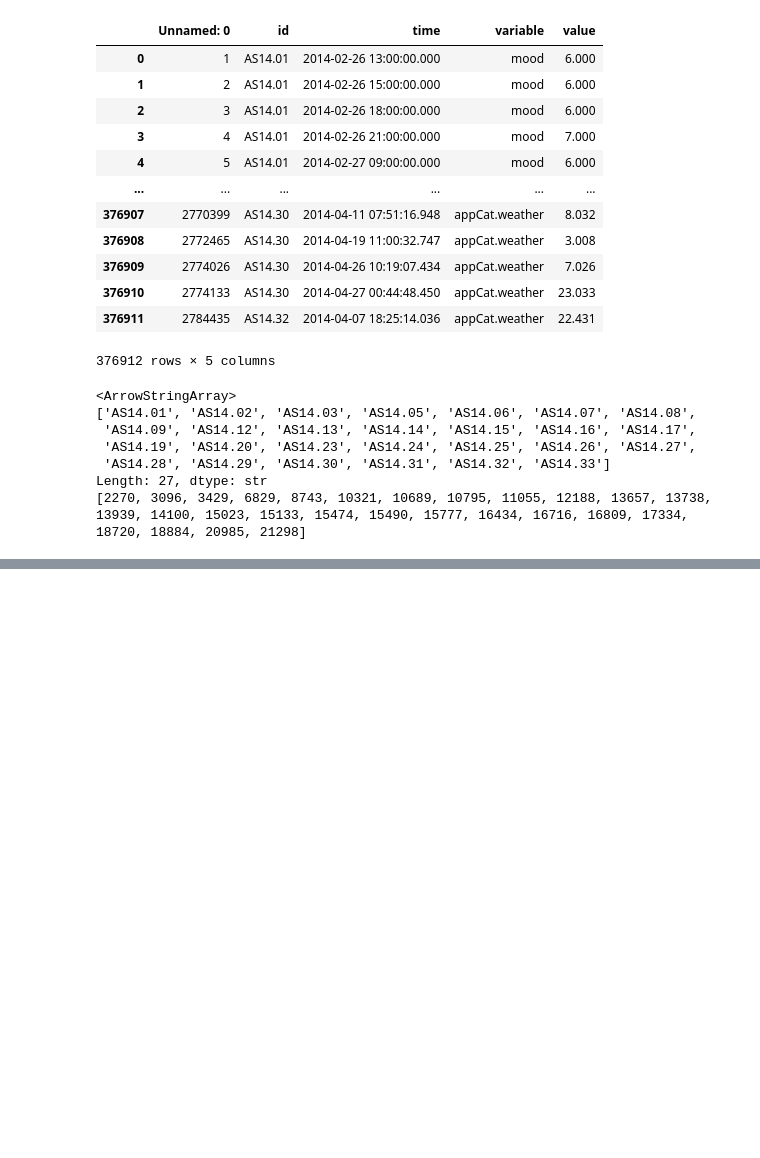
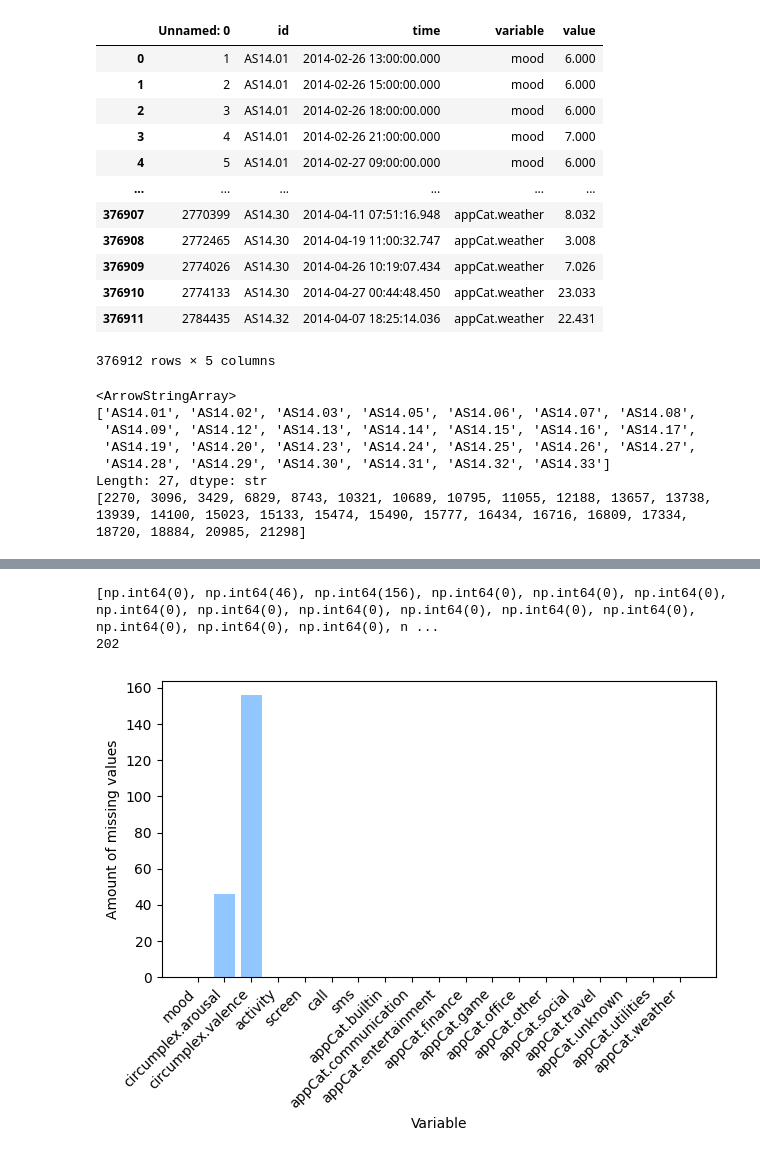
Before and after one commit to realysi/Data-Mining-Techniques-2026, a Jupyter notebook: Assignment1.ipynb, the cells around one changed output, grey strips where cells are left out. Cells and saved outputs as stored; diff of their text form; code cells hidden in the pictures; blank space fills up the shorter version.

```diff
--- a/Assignment1.ipynb
+++ b/Assignment1.ipynb
@@ -3,7 +5,9 @@
 # %%
 # import packages
-
+import numpy as np
 import pandas as pd
+import matplotlib.pyplot as plt
+plt.style.use('seaborn-v0_8-pastel')
 # %%
 df_mood = pd.read_csv('dataset_mood_smartphone.csv')
 df_mood
@@ -41,0 +59,4 @@ Length: 27, dtype: str
+# %%
+for variable in df_mood.variable.unique():
+    var_df = df_mood[df_mood.variable == variable]
+    print(f'{variable}, min: {sorted(var_df.value)[0]}, max: {sorted(var_df.value)[-1]}')
@@ -41,0 +104,27 @@ Length: 27, dtype: str
+# %%
+# missing values per variable
+variables = df_mood.variable.unique()
+missing = []
+for variable in variables:
+    var_df = df_mood[df_mood.variable == variable]
+    missing.append(var_df["value"].isnull().sum())
+
+# missing list adds up to 202:
+print(missing)
+print(sum(missing))
+
+# plot distribution for this
+
+fig, ax = plt.subplots()
+
+ax.bar(variables, missing)
+ax.set_ylabel("Amount of missing values")
+ax.set_xlabel("Variable")
+ax.tick_params("x", rotation = 45)
+
+plt.setp(ax.get_xticklabels(), ha = "right")
+plt.tight_layout()
+# %% [output]
+[np.int64(0), np.int64(46), np.int64(156), np.int64(0), np.int64(0), np.int64(0), np.int64(0), np.int64(0), np.int64(0), np.int64(0), np.int64(0), np.int64(0), np.int64(0), np.int64(0), np.int64(0), n ...
+202
+[figure, added]
```
Also changed, not shown: parts of 14 cells of this notebook.
